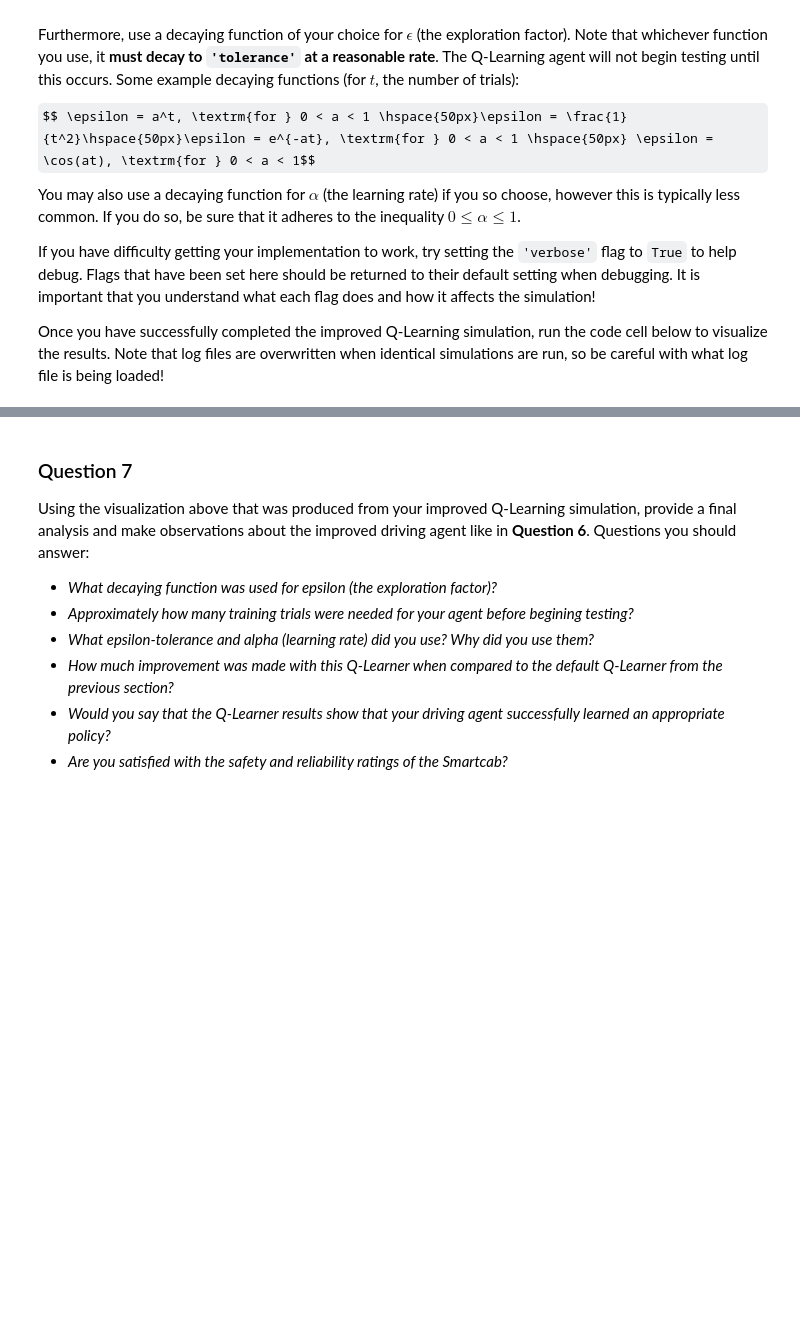
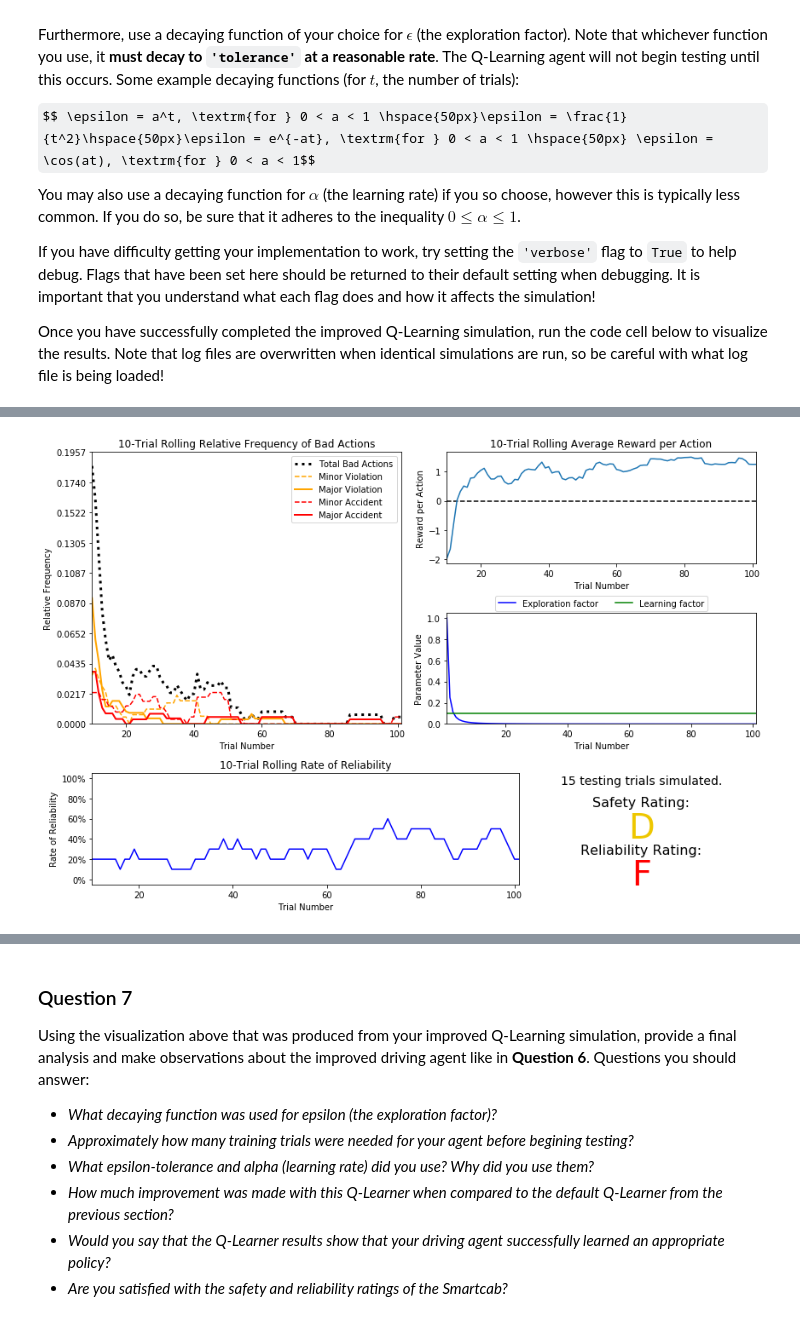
Before and after one commit to psalaberria002/machine-learning, a Jupyter notebook: projects/smartcab/smartcab.ipynb, the cells around one changed output, grey strips where cells are left out. Saved outputs shown, nothing was run; the diff lists cells and outputs as text; code cells hidden in the pictures; some formulas as TeX source; blank space fills up the shorter version.

```diff
--- a/projects/smartcab/smartcab.ipynb
+++ b/projects/smartcab/smartcab.ipynb
@@ -264,0 +283,6 @@ Once you have successfully completed the improved Q-Learning simulation, run the
+# %%
+# Load the 'sim_improved-learning' file from the improved Q-Learning simulation
+vs.plot_trials('sim_improved-learning.csv')
+# a= 0.1, epsilon = 1/t^2, tolerance = 0.0001, n_test = 15
+# %% [output]
+[figure, added]
```
Also changed, not shown: parts of 6 cells of this notebook, 1 other file.
